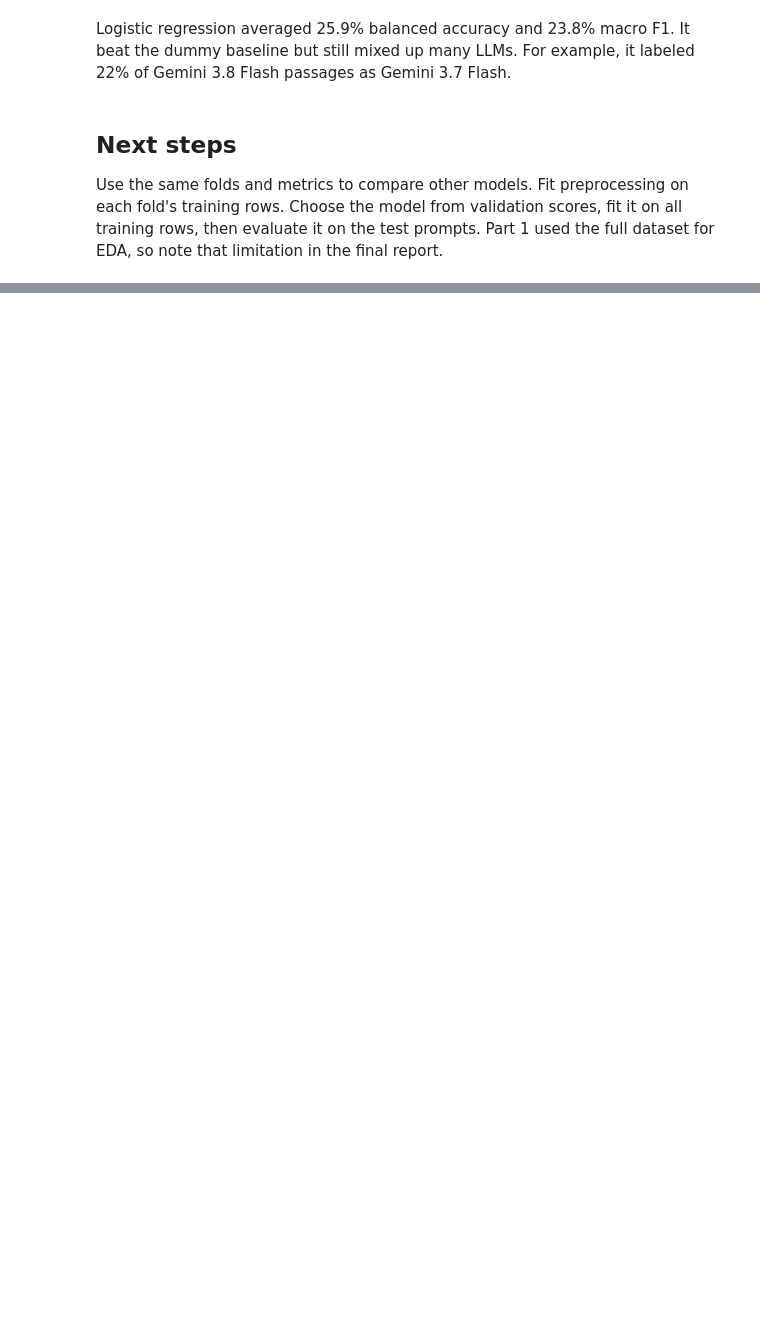
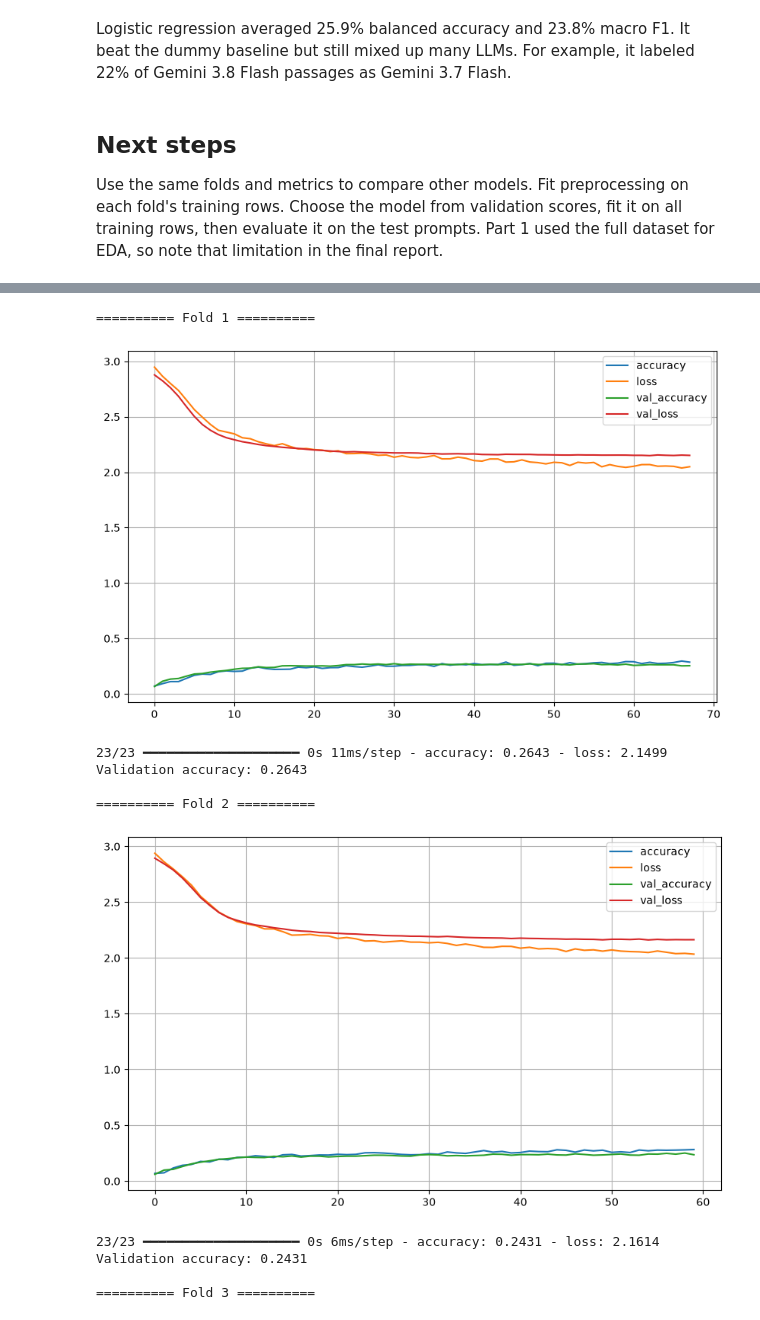
Before and after one commit to FredWltr/NameThatLLM, a Jupyter notebook: NameThatLLM_Part2_Baseline.ipynb, the cells around one changed output, grey strips where cells are left out. Saved outputs shown, nothing was run; the diff lists cells and outputs as text; code cells hidden in the pictures; blank space fills up the shorter version.

Commit message:
Add Multi Layer Perceptron model

```diff
--- a/NameThatLLM_Part2_Baseline.ipynb
+++ b/NameThatLLM_Part2_Baseline.ipynb
@@ -274,0 +318,15 @@ Use the same folds and metrics to compare other models. Fit preprocessing on eac
+# %%
+# Derive the company value from the model
+y_model = pd.Series(y).astype(str)
+y_company = y_model.map(model_to_company)
+# %%
+# Neural Network requires labels to be numeric values (encoded). In this case, "company" and "model" must have different encoders.
+company_encoder = LabelEncoder()
+model_encoder = LabelEncoder()
+
+y_company_encoded = pd.Series(company_encoder.fit_transform(y_company), name="company")
+
+y_model_encoded = pd.Series(model_encoder.fit_transform(y_model), name="model")
+
+n_companies = len(company_encoder.classes_)
+n_models = len(model_encoder.classes_)
@@ -274,0 +356,62 @@ Use the same folds and metrics to compare other models. Fit preprocessing on eac
+# %%
+# Train the mlp model on each fold.
+fold_results = []
+
+for fold, (fit_idx, val_idx) in enumerate(folds, start=1):
+
+    print(f"\n========== Fold {fold} ==========")
+
+    # Each fold must have its own scaler to prevent data leaks
+    scaler = StandardScaler()
+
+    X_train_fold = scaler.fit_transform(X.iloc[fit_idx])
+    y_train_fold = y_model_encoded.iloc[fit_idx].values.ravel()
+
+    X_val_fold = scaler.transform(X.iloc[val_idx])
+    y_val_fold = y_model_encoded.iloc[val_idx].values.ravel()
+
+    mlp = build_mlp()
+
+    # Use early_stopping to minimize overfitting
+    early_stopping = keras.callbacks.EarlyStopping(
+        monitor="val_loss",
+        patience=5,
+        restore_best_weights=True
+    )
+
+    history = mlp.fit(
+        X_train_fold,
+        y_train_fold,
+        epochs=100,
+        batch_size=32,
+        validation_data=(X_val_fold, y_val_fold),
+        callbacks=[early_stopping],
+        verbose=0
+    )
+
+    # plot accuracy and loss value for both training and validation
+    pd.DataFrame(history.history).plot(figsize=(10, 6))
+    plt.grid(True)
+    plt.show()
+
+    val_loss, val_accuracy = mlp.evaluate(X_val_fold, y_val_fold)
+
+    fold_results.append({
+        "fold": fold,
+        "val_loss": val_loss,
+        "val_accuracy": val_accuracy
+    })
+
+    print(f"Validation accuracy: {val_accuracy:.4f}")
+# %% [output]
+========== Fold 1 ==========
+[figure, added]
+23/23 ━━━━━━━━━━━━━━━━━━━━ 0s 11ms/step - accuracy: 0.2643 - loss: 2.1499
+Validation accuracy: 0.2643
+
+========== Fold 2 ==========
+[figure, added]
+23/23 ━━━━━━━━━━━━━━━━━━━━ 0s 6ms/step - accuracy: 0.2431 - loss: 2.1614
+Validation accuracy: 0.2431
+
+========== Fold 3 ==========
```
Also changed, not shown: parts of 12 cells of this notebook.
